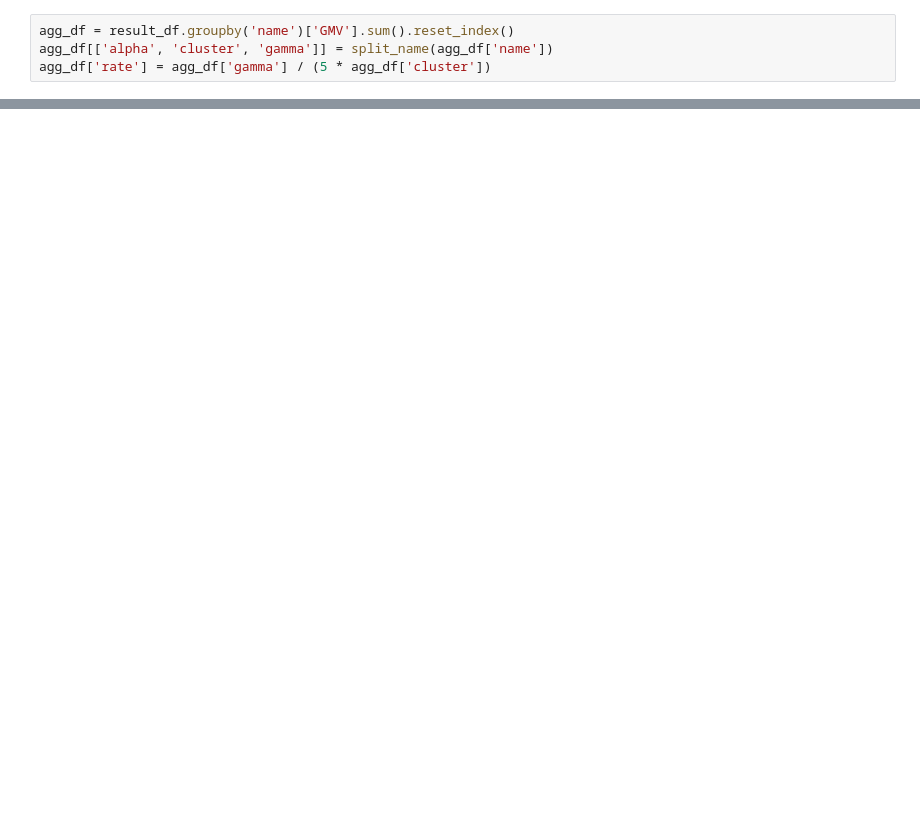
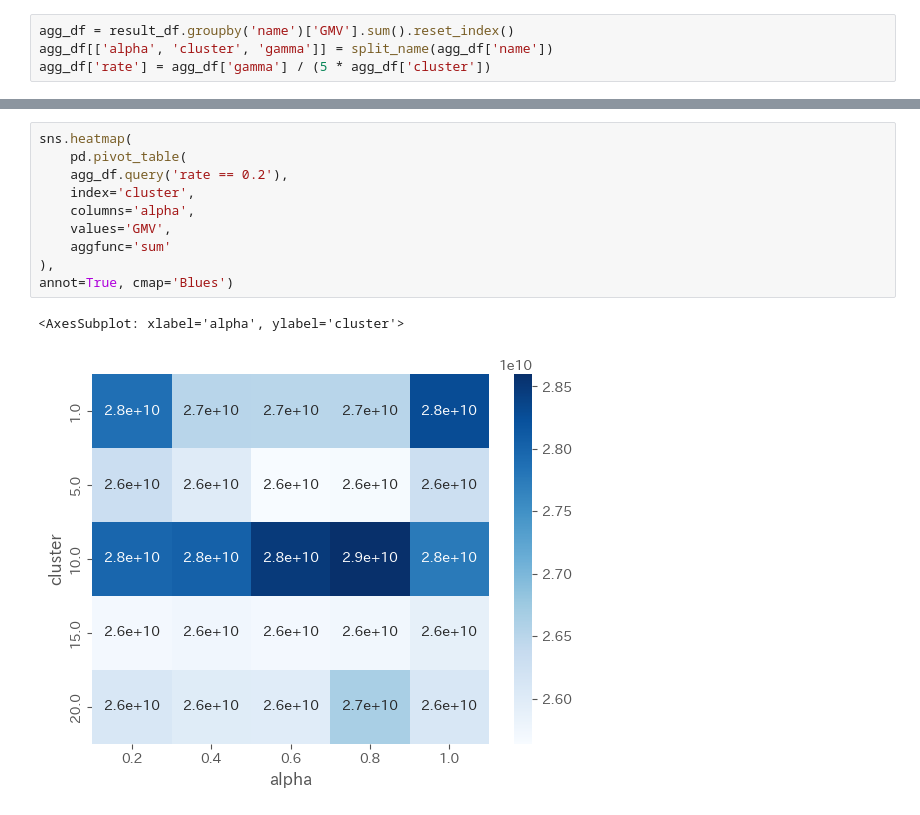
Before and after one commit to tubo213/graduation_research, a Jupyter notebook: notebooks/evaluation/eval002.ipynb, the cells around one changed output, grey strips where cells are left out. Saved outputs shown, nothing was run; the diff lists cells and outputs as text; blank space fills up the shorter version.

```diff
--- a/notebooks/evaluation/eval002.ipynb
+++ b/notebooks/evaluation/eval002.ipynb
@@ -313 +354,14 @@ agg_df['rate'] = agg_df['gamma'] / (5 * agg_df['cluster'])
+# %%
+sns.heatmap(
+    pd.pivot_table(
+    agg_df.query('rate == 0.2'),
+    index='cluster',
+    columns='alpha',
+    values='GMV',
+    aggfunc='sum'
+),
+annot=True, cmap='Blues')
+# %% [output]
+<AxesSubplot: xlabel='alpha', ylabel='cluster'>
+[figure, added]
 # %%
```
Also changed, not shown: parts of 15 cells of this notebook, 9 other files.
